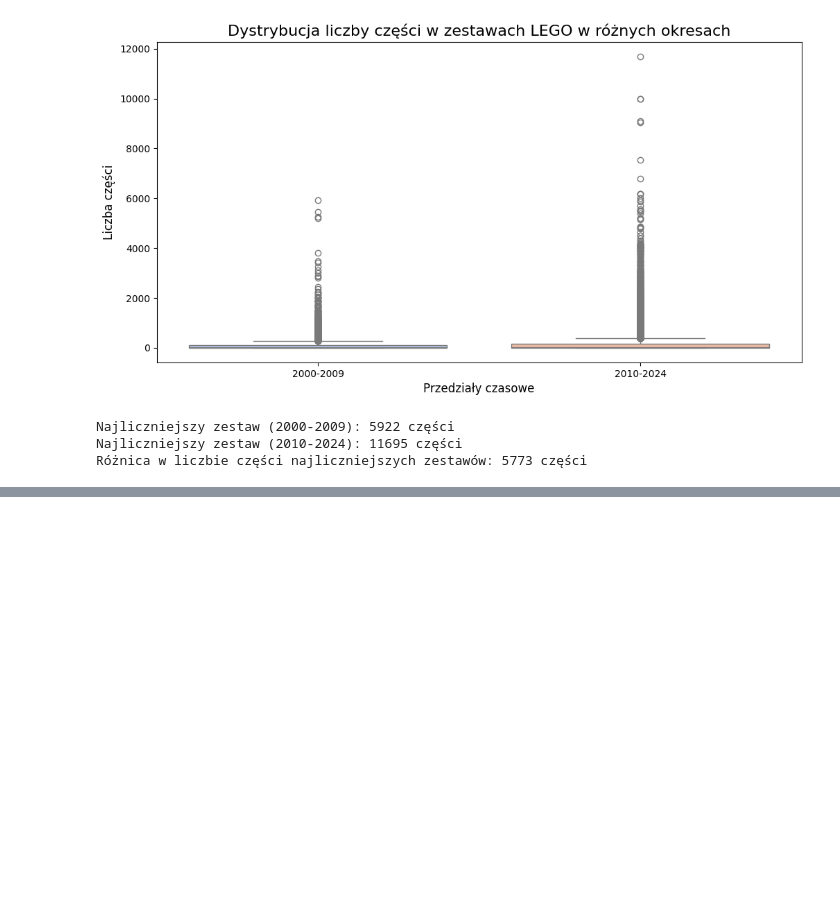
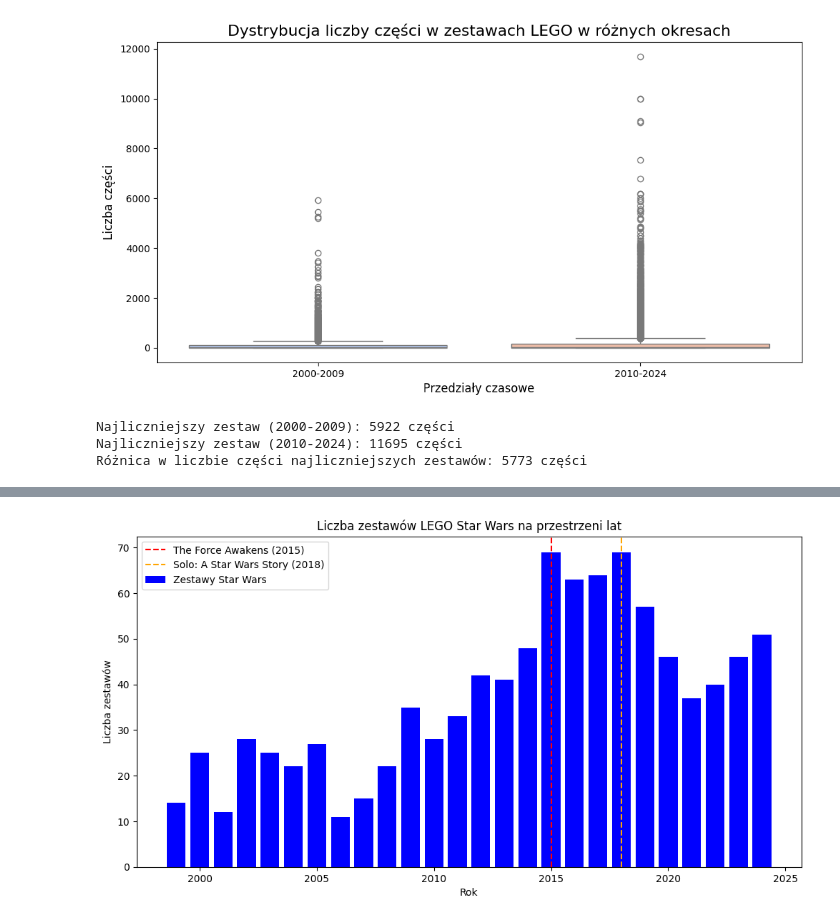
Before and after one commit to adlisow/klocki_test, a Jupyter notebook: Lego.ipynb, the cells around one changed output, grey strips where cells are left out. Saved outputs shown, nothing was run; the diff lists cells and outputs as text; code cells hidden in the pictures; blank space fills up the shorter version.

```diff
--- a/Lego.ipynb
+++ b/Lego.ipynb
@@ -575,0 +627,17 @@ Różnica w liczbie części najliczniejszych zestawów: 5773 części
+# %%
+import pandas as pd
+import matplotlib.pyplot as plt
+
+# Wczytanie plików CSV
+sets = pd.read_csv('sets.csv')
+themes = pd.read_csv('themes.csv')
+# %%
+# Znajdź tematy, które w nazwie mają 'Star Wars'
+star_wars_related_themes = themes[themes['name'].str.contains('Star Wars', case=False, na=False)]
+
+print("Wszystkie tematy związane z Star Wars:")
+print(star_wars_related_themes)
+
+# Lista ID wszystkich tematów związanych ze Star Wars
+all_star_wars_ids = star_wars_related_themes['id'].tolist()
+print("ID wszystkich tematów Star Wars:", all_star_wars_ids)
@@ -575,0 +652,9 @@ Różnica w liczbie części najliczniejszych zestawów: 5773 części
+# %%
+# Filtrujemy zestawy z theme_id wśród Star Wars
+star_wars_sets = sets[sets['theme_id'].isin(all_star_wars_ids)]
+
+print("Zestawy Star Wars:")
+print(star_wars_sets[['set_num', 'name', 'year', 'theme_id']].head())
+
+# Liczba zestawów
+print("Liczba zestawów Star Wars:", len(star_wars_sets))
@@ -575,0 +670,16 @@ Różnica w liczbie części najliczniejszych zestawów: 5773 części
+# %%
+# Grupowanie zestawów Star Wars po roku
+sets_by_year = star_wars_sets.groupby('year').size().reset_index(name='count')
+
+# Tworzenie wykresu
+plt.figure(figsize=(12, 6))
+plt.bar(sets_by_year['year'], sets_by_year['count'], color='blue', label='Zestawy Star Wars')
+plt.axvline(x=2015, color='red', linestyle='--', label='The Force Awakens (2015)')
+plt.axvline(x=2018, color='orange', linestyle='--', label='Solo: A Star Wars Story (2018)')
+plt.title('Liczba zestawów LEGO Star Wars na przestrzeni lat')
+plt.xlabel('Rok')
+plt.ylabel('Liczba zestawów')
+plt.legend()
+plt.show()
+# %% [output]
+[figure, added]
```
Also changed, not shown: parts of 5 cells of this notebook.
